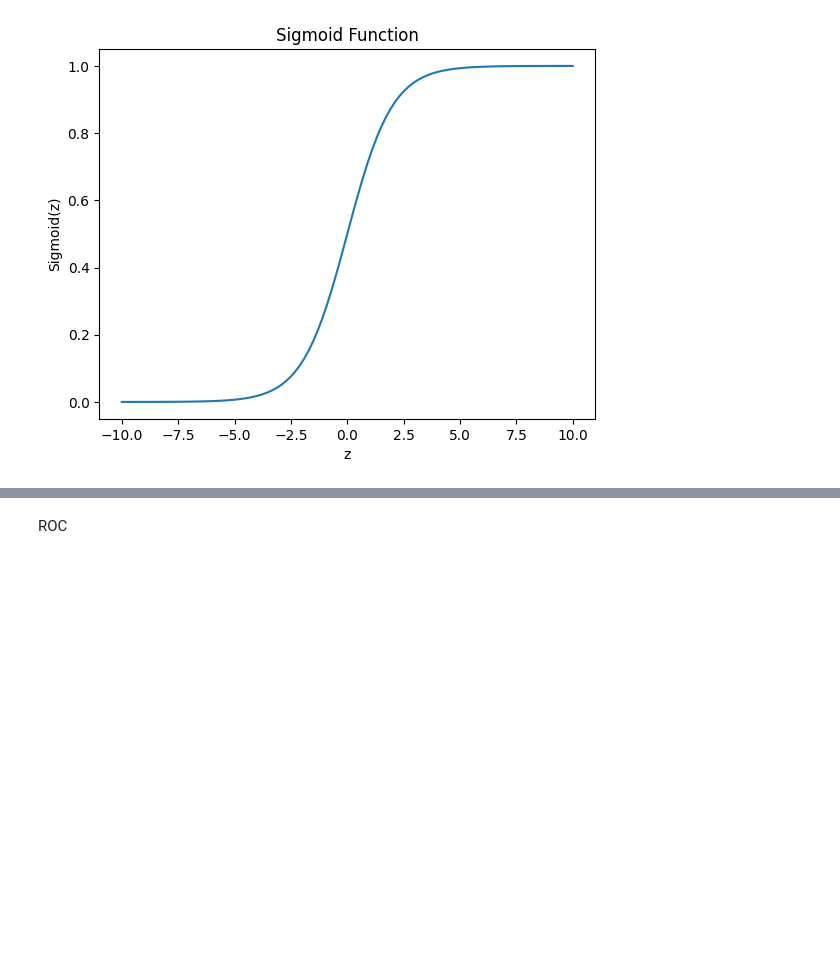
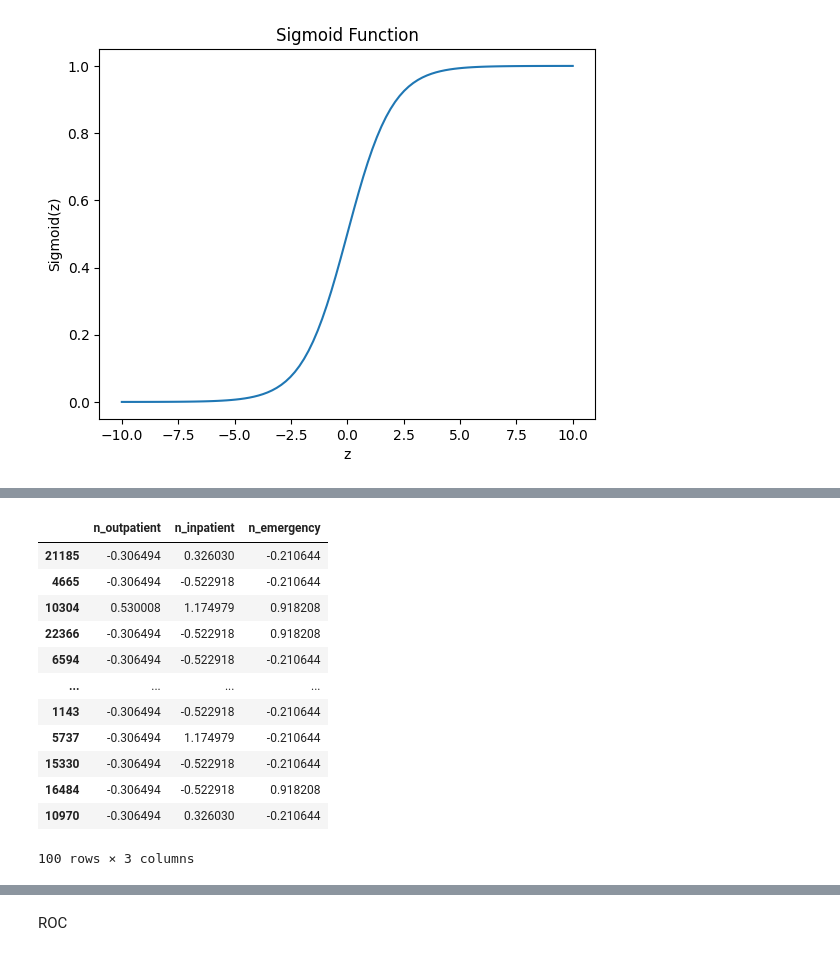
Before and after one commit to ThePunisher-17/Christ-University-Machine-Learning-Sem-1, a Jupyter notebook: Lab 5/Task.ipynb, the cells around one changed output, grey strips where cells are left out. Drawn from its saved outputs; the diff is of its cells as text; code cells hidden in the pictures; blank space fills up the shorter version.

```diff
--- a/Lab 5/Task.ipynb
+++ b/Lab 5/Task.ipynb
@@ -287,2 +280,18 @@ Log Loss: 14.165155781923042
+# %%
+sigmoid_records = X_train.sample(100)
+# %% [output]
+|  | n_outpatient | n_inpatient | n_emergency |
+| 21185 | -0.306494 | 0.326030 | -0.210644 |
+| 4665 | -0.306494 | -0.522918 | -0.210644 |
+| 10304 | 0.530008 | 1.174979 | 0.918208 |
+| 22366 | -0.306494 | -0.522918 | 0.918208 |
+| 6594 | -0.306494 | -0.522918 | -0.210644 |
+| ... | ... | ... | ... |
+| 1143 | -0.306494 | -0.522918 | -0.210644 |
+| 5737 | -0.306494 | 1.174979 | -0.210644 |
+| 15330 | -0.306494 | -0.522918 | -0.210644 |
+| 16484 | -0.306494 | -0.522918 | 0.918208 |
+| 10970 | -0.306494 | 0.326030 | -0.210644 |
+100 rows × 3 columns
 # %%
 from sklearn.model_selection import learning_curve
```
Also changed, not shown: parts of 3 cells of this notebook.
